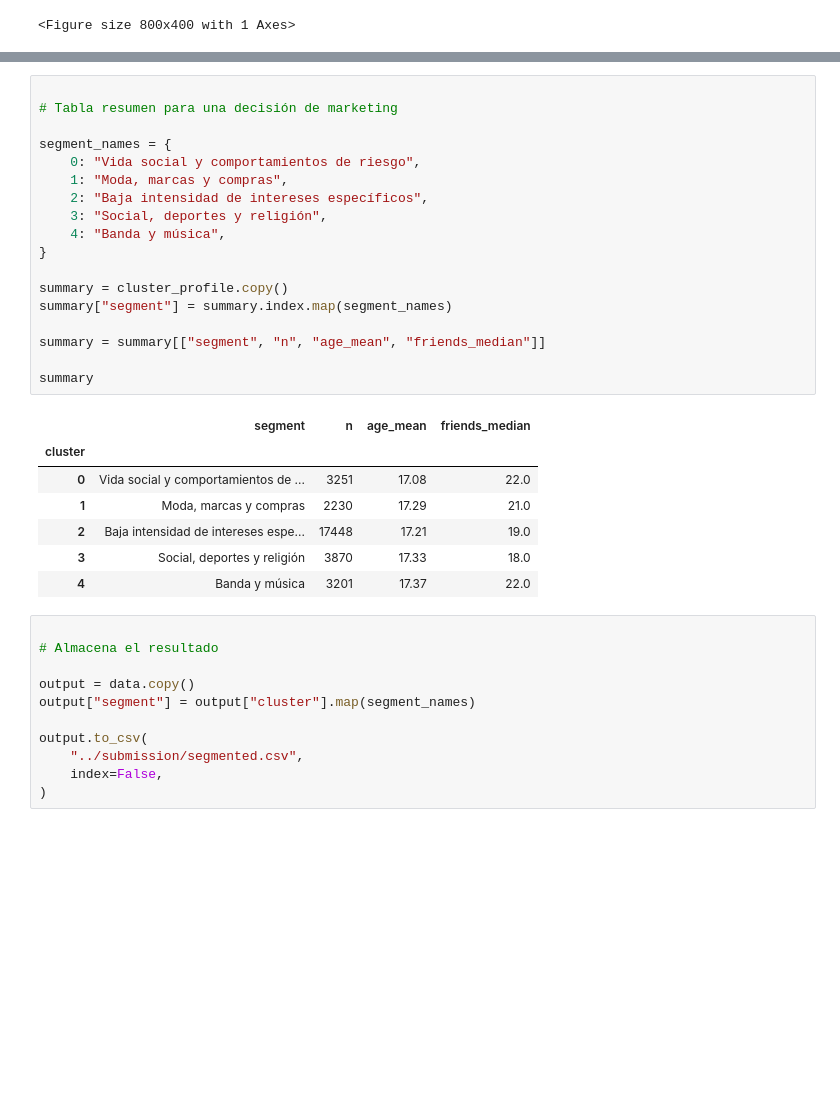
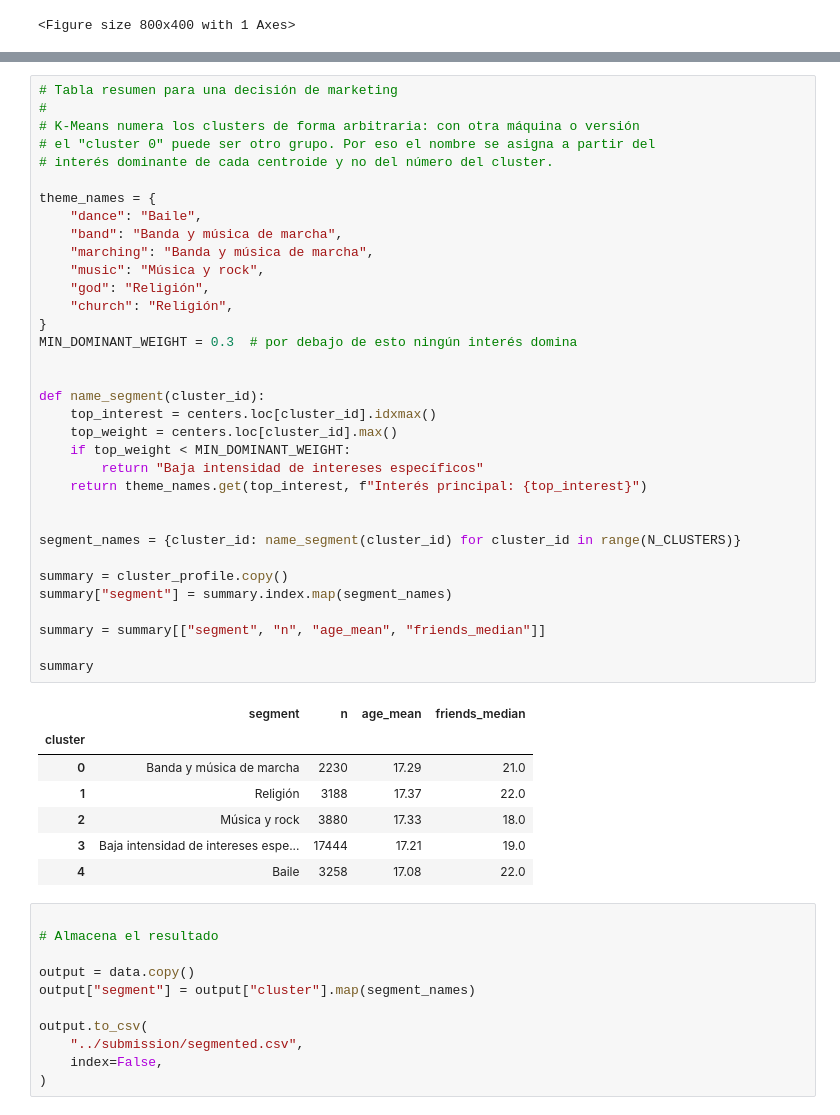
Before and after one commit to 2026-2-predictiva/std-david-fuentes-carrillo, a Jupyter notebook: PRE_06_clustering_mercadeo/notebooks/notebook.ipynb, the cells around one changed output, grey strips where cells are left out. Drawn from its saved outputs; the diff is of its cells as text; blank space fills up the shorter version.

```diff
--- a/PRE_06_clustering_mercadeo/notebooks/notebook.ipynb
+++ b/PRE_06_clustering_mercadeo/notebooks/notebook.ipynb
@@ -429,29 +398,45 @@ gradyear_profile
 # %%
+# Tabla resumen para una decisión de marketing
+#
+# K-Means numera los clusters de forma arbitraria: con otra máquina o versión
+# el "cluster 0" puede ser otro grupo. Por eso el nombre se asigna a partir del
+# interés dominante de cada centroide y no del número del cluster.
 
-# Tabla resumen para una decisión de marketing
+theme_names = {
+    "dance": "Baile",
+    "band": "Banda y música de marcha",
+    "marching": "Banda y música de marcha",
+    "music": "Música y rock",
+    "god": "Religión",
+    "church": "Religión",
+}
+MIN_DOMINANT_WEIGHT = 0.3  # por debajo de esto ningún interés domina
 
-segment_names = {
-    0: "Vida social y comportamientos de riesgo",
-    1: "Moda, marcas y compras",
-    2: "Baja intensidad de intereses específicos",
-    3: "Social, deportes y religión",
-    4: "Banda y música",
-}
+
+def name_segment(cluster_id):
+    top_interest = centers.loc[cluster_id].idxmax()
+    top_weight = centers.loc[cluster_id].max()
+    if top_weight < MIN_DOMINANT_WEIGHT:
+        return "Baja intensidad de intereses específicos"
+    return theme_names.get(top_interest, f"Interés principal: {top_interest}")
+
+
+segment_names = {cluster_id: name_segment(cluster_id) for cluster_id in range(N_CLUSTERS)}
 
 summary = cluster_profile.copy()
 summary["segment"] = summary.index.map(segment_names)
 
 summary = summary[["segment", "n", "age_mean", "friends_median"]]
 
 summary
 # %% [output]
 |  | segment | n | age_mean | friends_median |
 | cluster |  |  |  |  |
-| 0 | Vida social y comportamientos de ... | 3251 | 17.08 | 22.0 |
-| 1 | Moda, marcas y compras | 2230 | 17.29 | 21.0 |
-| 2 | Baja intensidad de intereses espe... | 17448 | 17.21 | 19.0 |
-| 3 | Social, deportes y religión | 3870 | 17.33 | 18.0 |
-| 4 | Banda y música | 3201 | 17.37 | 22.0 |
+| 0 | Banda y música de marcha | 2230 | 17.29 | 21.0 |
+| 1 | Religión | 3188 | 17.37 | 22.0 |
+| 2 | Música y rock | 3880 | 17.33 | 18.0 |
+| 3 | Baja intensidad de intereses espe... | 17444 | 17.21 | 19.0 |
+| 4 | Baile | 3258 | 17.08 | 22.0 |
 # %%
 
 # Almacena el resultado
```
Also changed, not shown: parts of 7 cells of this notebook, 9 other files.
